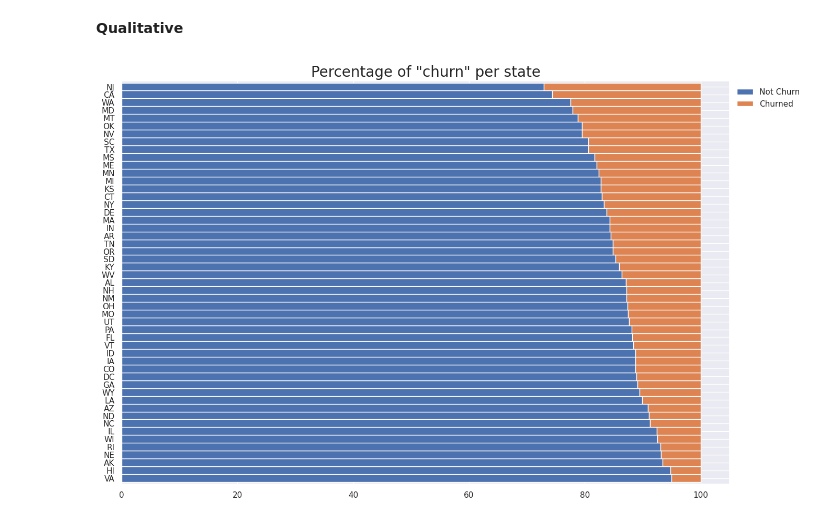
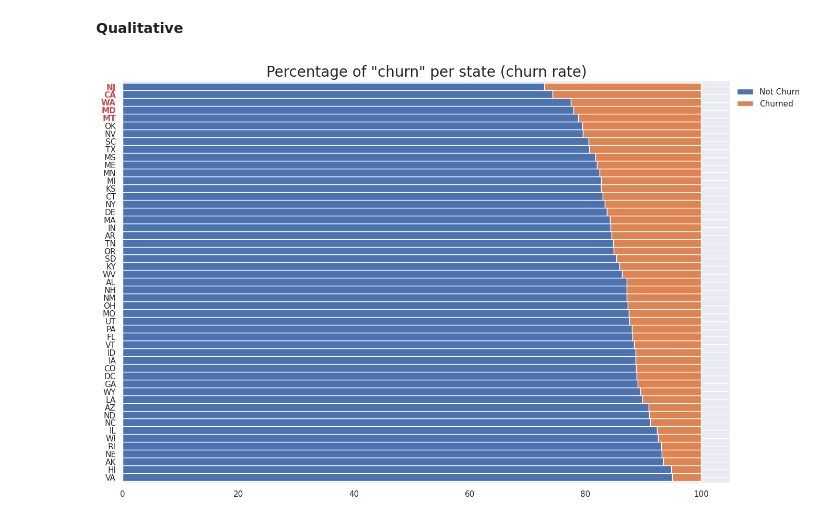
Before and after one commit to hyugai/MLOps_Marketing_CustomerChurn_2020KaggleCompetition, a Jupyter notebook: notebooks/descriptive/investigative.ipynb, the cells around one changed output. Drawn from its saved outputs; the diff is of its cells as text; code cells hidden in the pictures.

```diff
--- a/notebooks/descriptive/investigative.ipynb
+++ b/notebooks/descriptive/investigative.ipynb
@@ -82,7 +80,7 @@ def plot_qq(ax, name: str) -> None:
 axes = dict()
 graph_names = ['hist', 'boxen', 'qq']
 for name in graph_names:
-    fig, sub_axes = plt.subplots(
+    _, sub_axes = plt.subplots(
         nrows=4, ncols=4,
         sharex=False, sharey=False,
         figsize=(20, 15)
@@ -126,42 +124,52 @@ plt.show()
 # %% [markdown]
 <b>Qualitative</b>
 # %%
+##
 data = pd.pivot_table(
     data=df_base,
     index=['state'], columns=['churn'],
     values='area_code',
     aggfunc='count'
 )
 
 data_to_merge = df_base['state'].value_counts()
 data = pd.merge(
     left=data, right=data_to_merge,
     left_index=True, right_index=True
 )
 data['Not Churn'] = (data['no'] / data['count'])*100
 data['Churned'] = (data['yes'] / data['count'])*100
+data_to_plot = data[['Not Churn', 'Churned']].sort_values(by='Churned')
+inherited_idx = data_to_plot.index.tolist()[-1::-1]
+
+##
+fig, ax = plt.subplots(
+    figsize=(15, 10)
+)
+
+##
+g = data_to_plot\
+    .plot(
+        kind='barh', width=1,
+        stacked=True,
+        ax=ax
+    )
+g.legend(
+    bbox_to_anchor=(1, 1),
+    frameon=False
+)
+g.set_ylabel(None)
+g.set_title(
+    label='Percentage of "churn" per state (churn rate)',
+    fontdict=dict(
+        size=20
+    )
+)
+
+for i in range(-1, -6, -1):
+    g.get_yticklabels()[i].set_color('r')
+    g.get_yticklabels()[i].set_fontweight('bold')
+
+plt.show()
+# %% [output]
+[figure, added]
-# %%
-fig, ax = plt.subplots(
-    figsize=(15, 10)
-)
-
-data[['Not Churn', 'Churned']].sort_values(by='Churned')\
-    .plot(
-        kind='barh', width=1,
-        stacked=True,
-        ax=ax
-    )
-plt.legend(
-    bbox_to_anchor=(1, 1),
-    frameon=False
-)
-plt.ylabel(None)
-plt.title(
-    label='Percentage of "churn" per state',
-    fontdict=dict(
-        size=20
-    )
-)
-plt.show()
-# %% [output]
-[figure, removed]
```
Also changed, not shown: parts of 3 cells of this notebook.
